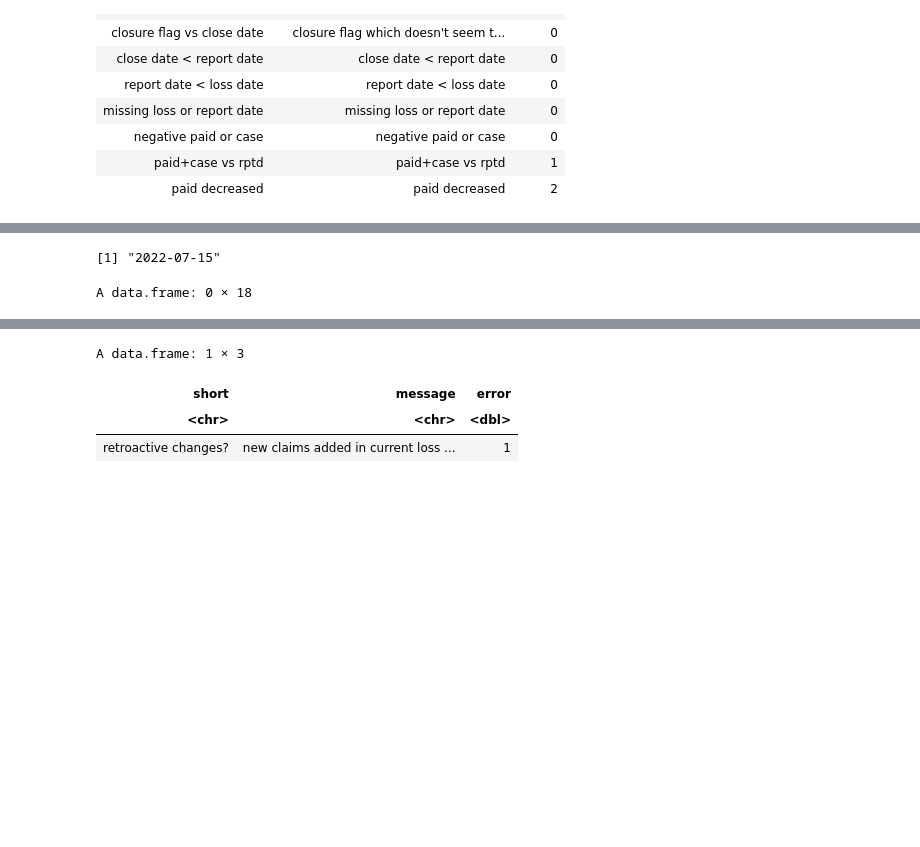
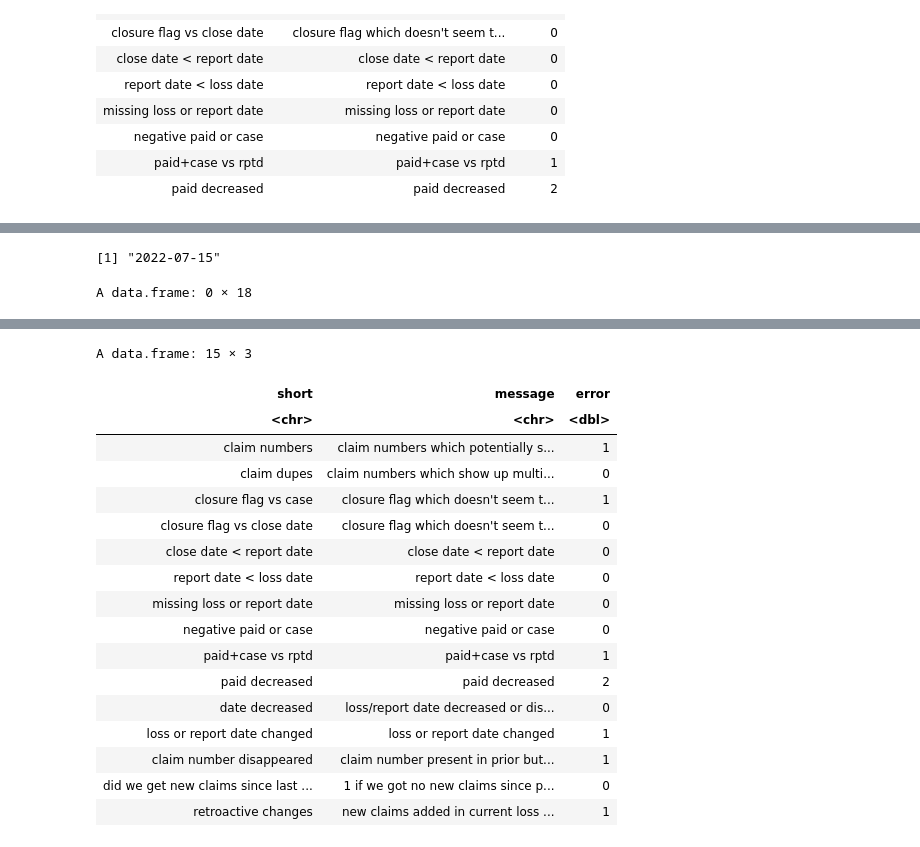
Before and after one commit to Dim-Alps-201/KP, a Jupyter notebook: loss run exercise.ipynb, the cells around one changed output, grey strips where cells are left out. Drawn from its saved outputs; the diff is of its cells as text; code cells hidden in the pictures; blank space fills up the shorter version.

```diff
--- a/loss run exercise.ipynb
+++ b/loss run exercise.ipynb
@@ -171,7 +164,7 @@ T <- T[c("claim_num.x","source.x")]
 T
 
 #create error messages
-short = "claim numbers"
+short = "maybe missing claims"
 message = "claim numbers which potentially should show up but don't"
 discussion = "could be non-sequential claim numbers, CWP/dormant claims removed, portfolio/segmentation change, error correction, something else"
 error = nrow(T)
@@ -545,7 +538,8 @@ A data.frame: 10 × 3
 ##date decreased or became blank
 #I'm not looking at close date since maybe this will become blank upon reopen
 
-T <- j[coalesce(j[["acc_date.c"]],ancient)<coalesce(j[["acc_date.p"]],ancient) | coalesce(j[["rep_date.c"]],ancient)<coalesce(j[["rep_date.p"]],ancient),]
+T <- j[!is.na(j[["claim_num.c"]]) & !is.na(j[["claim_num.p"]]),]
+T <- T[coalesce(T[["acc_date.c"]],ancient)<coalesce(T[["acc_date.p"]],ancient) | coalesce(T[["rep_date.c"]],ancient)<coalesce(T[["rep_date.p"]],ancient),]
 T
 
 colnames(T) <- sub(".c", ".current", colnames(T))
@@ -557,7 +551,7 @@ message = "loss/report date decreased or disappeared"
 discussion = "could be revisions, something else"
 error = nrow(T)
 
-add errors to table
+#add errors to table
 test_errors=rbind(test_errors,data.frame(short=short,message=message,error=error))
 test_errors
 
@@ -715,36 +725,50 @@ priorEval_LB
 
  T <- j[!is.na(j[["claim_num.c"]]) & is.na(j[["claim_num.p"]]),]
  T <- T[T[["acc_date"]]<priorEval_LB | T[["rep_date"]]<priorEval_LB | T[["clsd_date"]]<priorEval_LB,]
  T
 
 #create error messages
-short = "retroactive changes?"
+short = "retroactive changes"
 message = "new claims added in current loss run, with loss/report/close date likely prior to the evaluation date of the prior loss run"
 discussion = "could be timing issues, something else"
 if (nrow(T)==0) error = 1 else error = 0
 
 #add errors to table
 test_errors=rbind(test_errors,data.frame(short=short,message=message,error=error))
 test_errors
 
 #add errors to worksheet
 if (error>0) {
     newsheet_destructive(short)
     popsheet(short,T,short,discussion,dec0,1,1)
     stylechange(short,dt,nrow(T)+7,3,5)
     stylechange(short,dt,nrow(T)+7,12,14)
     autowidth(short,,12)
     wb_save(wb, output_path, overwrite = TRUE)
 }
 # %% [output]
 [1] "2022-07-15"
 A data.frame: 0 × 18
 | claim_num.c | acc_date.c | rep_date.c | clsd_date.c | claim_status.c | rep_loss.c | pd_loss.c | case_loss.c | source.c | ... |
 | <chr> | <date> | <date> | <date> | <chr> | <dbl> | <dbl> | <dbl> | <chr> | ... |
-A data.frame: 1 × 3
+A data.frame: 15 × 3
 | short | message | error |
 | <chr> | <chr> | <dbl> |
-| retroactive changes? | new claims added in current loss ... | 1 |
+| claim numbers | claim numbers which potentially s... | 1 |
+| claim dupes | claim numbers which show up multi... | 0 |
+| closure flag vs case | closure flag which doesn't seem t... | 1 |
+| closure flag vs close date | closure flag which doesn't seem t... | 0 |
+| close date < report date | close date < report date | 0 |
+| report date < loss date | report date < loss date | 0 |
+| missing loss or report date | missing loss or report date | 0 |
+| negative paid or case | negative paid or case | 0 |
+| paid+case vs rptd | paid+case vs rptd | 1 |
+| paid decreased | paid decreased | 2 |
+| date decreased | loss/report date decreased or dis... | 0 |
+| loss or report date changed | loss or report date changed | 1 |
+| claim number disappeared | claim number present in prior but... | 1 |
+| did we get new claims since last ... | 1 if we got no new claims since p... | 0 |
+| retroactive changes | new claims added in current loss ... | 1 |
 # %%
 ##summarize errors
 
```
Also changed, not shown: parts of 5 cells of this notebook, 2 other files.
